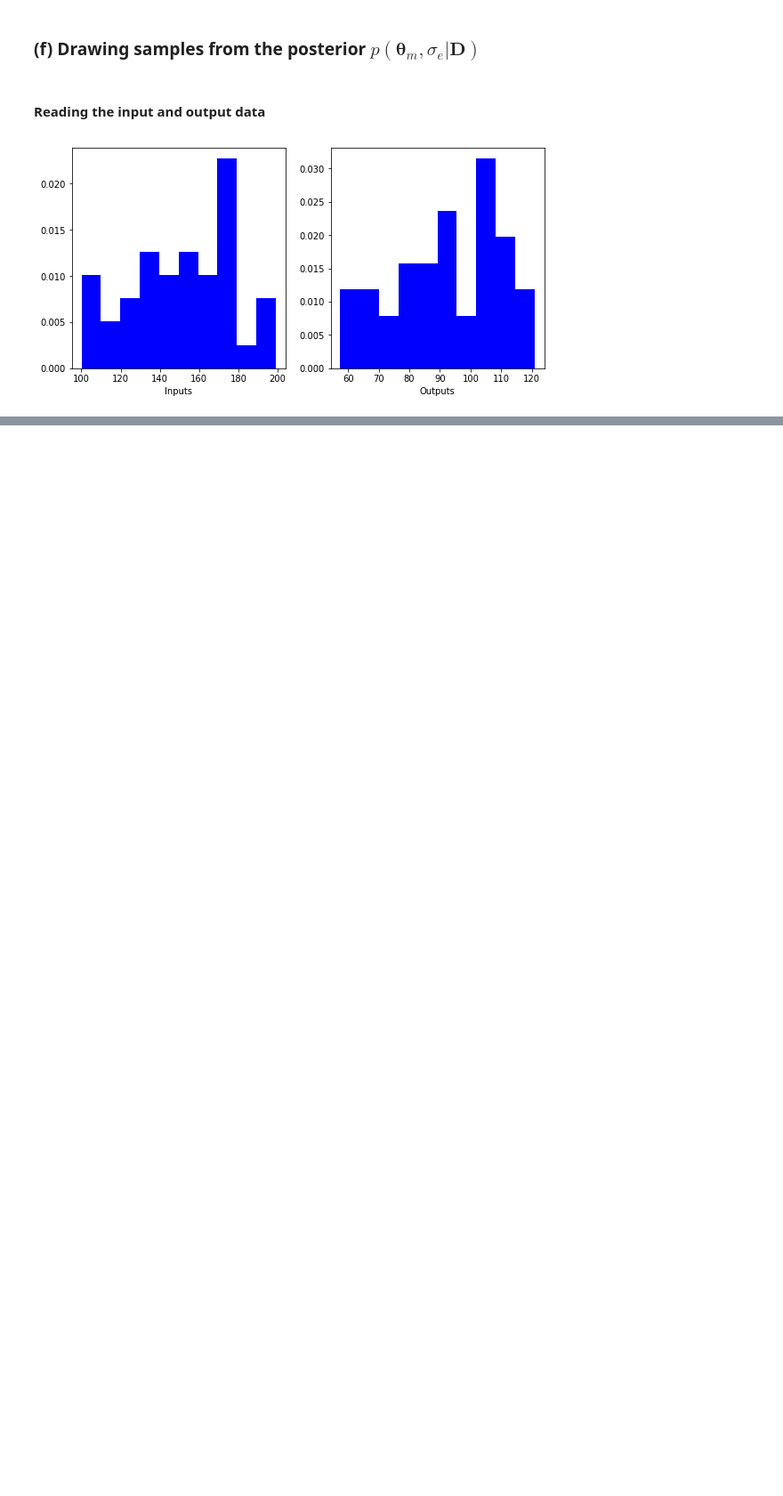
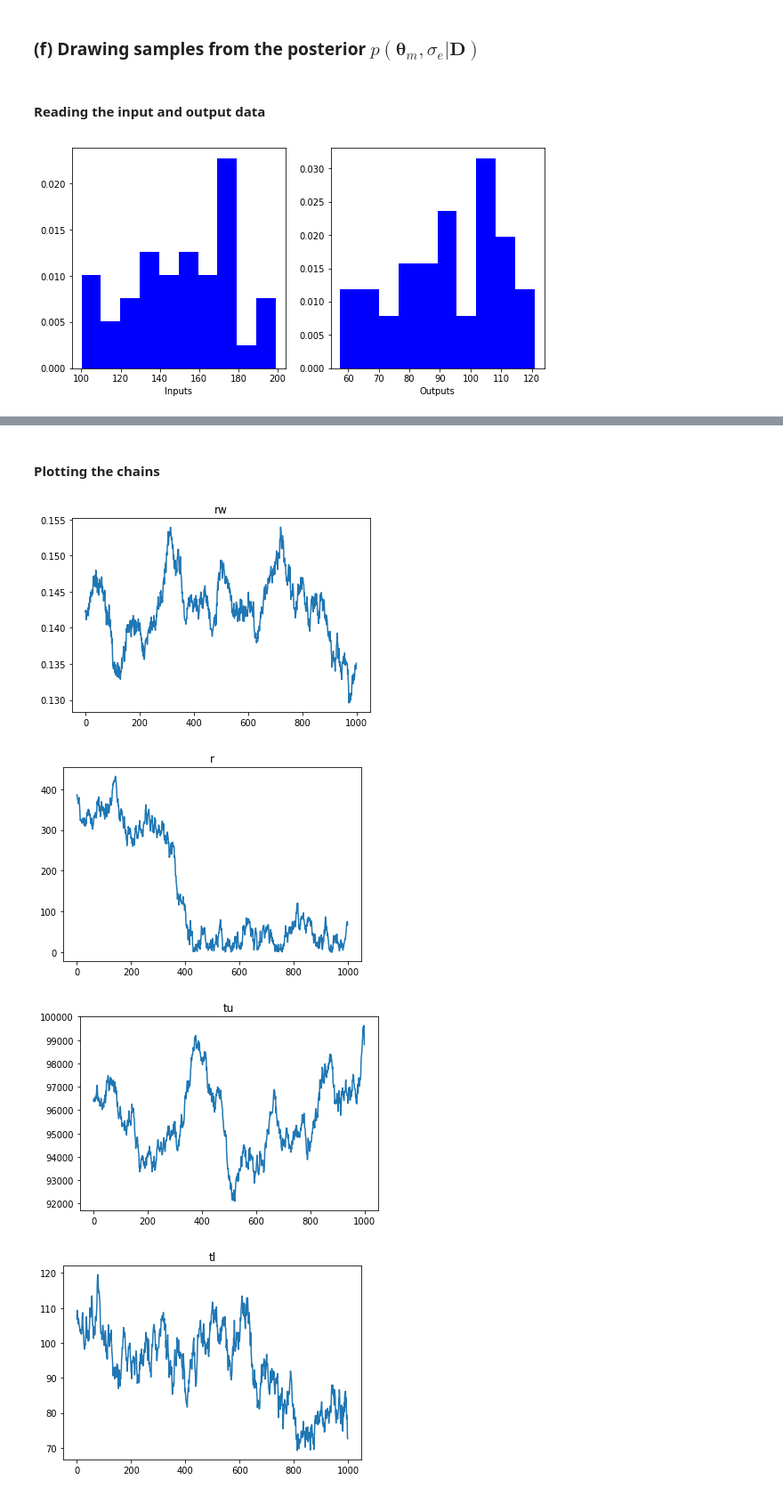
Before and after one commit to bsaakash/aakash_simcenter, a Jupyter notebook: Question3.ipynb, the cells around one changed output, grey strips where cells are left out. Shown at 89% size. Cells and saved outputs as stored; diff of their text form; code cells hidden in the pictures; blank space fills up the shorter version.

```diff
--- a/Question3.ipynb
+++ b/Question3.ipynb
@@ -373,0 +396,28 @@ where, $p(\boldsymbol{D}) = \int {p(\boldsymbol{D} | \boldsymbol{\theta}_m, \sig
+# %%
+def sums_of_squared_differences(differentials, param_vals, y_measurements):
+    ssqds = np.zeros((np.shape(param_vals)[0],))
+    for i in range(np.shape(param_vals)[0]):
+        s = param_vals[i, :]
+        y_predictions = []
+        for j in range(len(differentials)):
+            d = differentials[j]
+            y_predictions.append(flow_rate_model(s[0], s[1], s[2], 0, s[3], d, s[4], s[5]))
+        ssqds[i] = np.sum((y_measurements - np.array(y_predictions))**2)
+    return ssqds
+
+
+def likelihood(samples, inputs=inputs, outputs=outputs):
+    sigma_samples = samples[:,-1]
+    param_vals = samples[:, :-1]
+    ssqds = sums_of_squared_differences(inputs, param_vals, outputs)
+    likelihoods = np.zeros((np.shape(samples)[0], ))
+    m = len(inputs)
+    for i, s in enumerate(sigma_samples):
+        likelihoods[i] = 1/(2*np.pi*s**2)**(m/2)*np.exp(-1/(2*s**2)*ssqds[i])
+    return likelihoods
+
+def priors_func(samples):
+    sigma_e = uniform(loc=0, scale=10)
+    prior = (rw.pdf(samples[:, 0]) * r.pdf(samples[:, 1]) * l.pdf(samples[:, 4]) * kw.pdf(samples[:, 5]) *
+             sigma_e.pdf(samples[:, 6]) * tu_tl.pdf(np.hstack((samples[:, 2], samples[:, 3]))))
+    return prior
@@ -375,0 +501,13 @@ where, $p(\boldsymbol{D}) = \int {p(\boldsymbol{D} | \boldsymbol{\theta}_m, \sig
+# %% [markdown]
+#### Plotting the chains
+# %%
+ttls = ["rw", "r", "tu", "tl", "l", "kw", "sigma_e"]
+for i in range(7):
+    plt.plot(posterior_samples[:, i])
+    plt.title(ttls[i])
+    plt.show()
+# %% [output]
+[figure, added]
+[figure, added]
+[figure, added]
+[figure, added]
```
Also changed, not shown: parts of 23 cells of this notebook.
